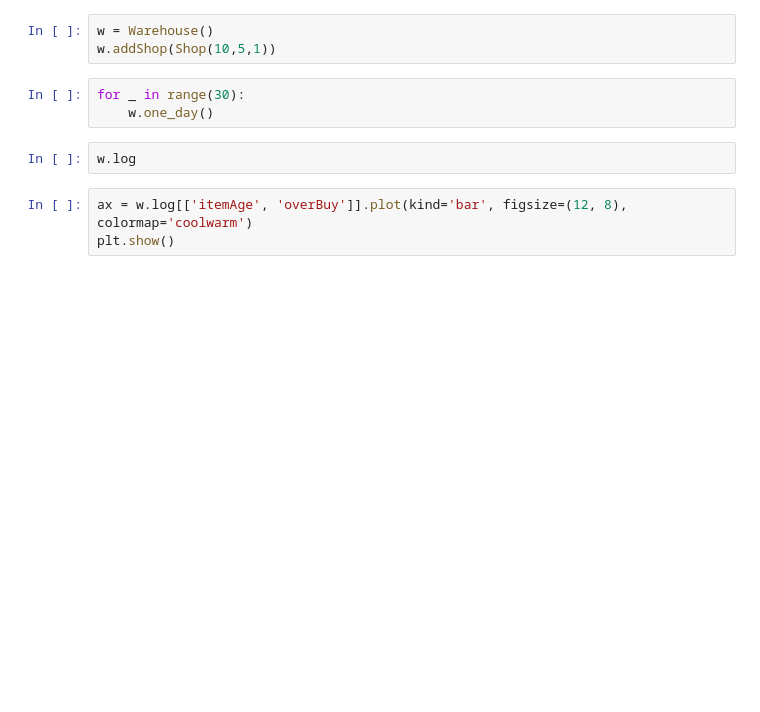
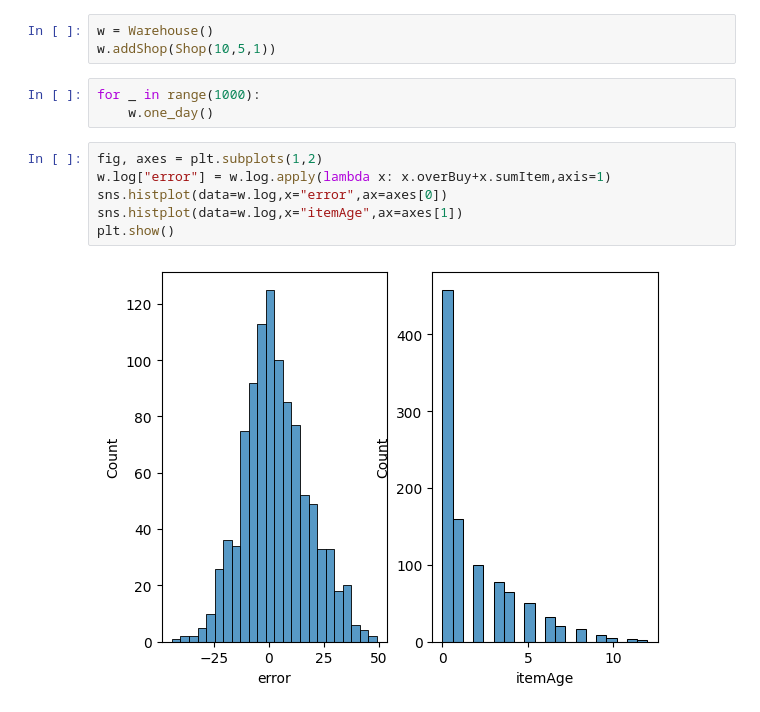
Before and after one commit to Raldoso/Warehouse_RL_Project, a Jupyter notebook: main.ipynb, the cells around one changed output. Drawn from its saved outputs; the diff is of its cells as text; blank space fills up the shorter version.

```diff
--- a/main.ipynb
+++ b/main.ipynb
@@ -77,13 +90,16 @@ class Shop():
 w = Warehouse()
 w.addShop(Shop(10,5,1))
 # %%
-for _ in range(30):
+for _ in range(1000):
     w.one_day()
-# %%
-w.log
-# %%
-ax = w.log[['itemAge', 'overBuy']].plot(kind='bar', figsize=(12, 8), colormap='coolwarm')
-plt.show()
+# %%
+fig, axes = plt.subplots(1,2)
+w.log["error"] = w.log.apply(lambda x: x.overBuy+x.sumItem,axis=1)
+sns.histplot(data=w.log,x="error",ax=axes[0])
+sns.histplot(data=w.log,x="itemAge",ax=axes[1])
+plt.show()
+# %% [output]
+[figure, added]
 # %%
 fig, axes = plt.subplots(2)
 fig.set_figheight(15)
```
Also changed, not shown: parts of 2 cells of this notebook, 1 other file.
